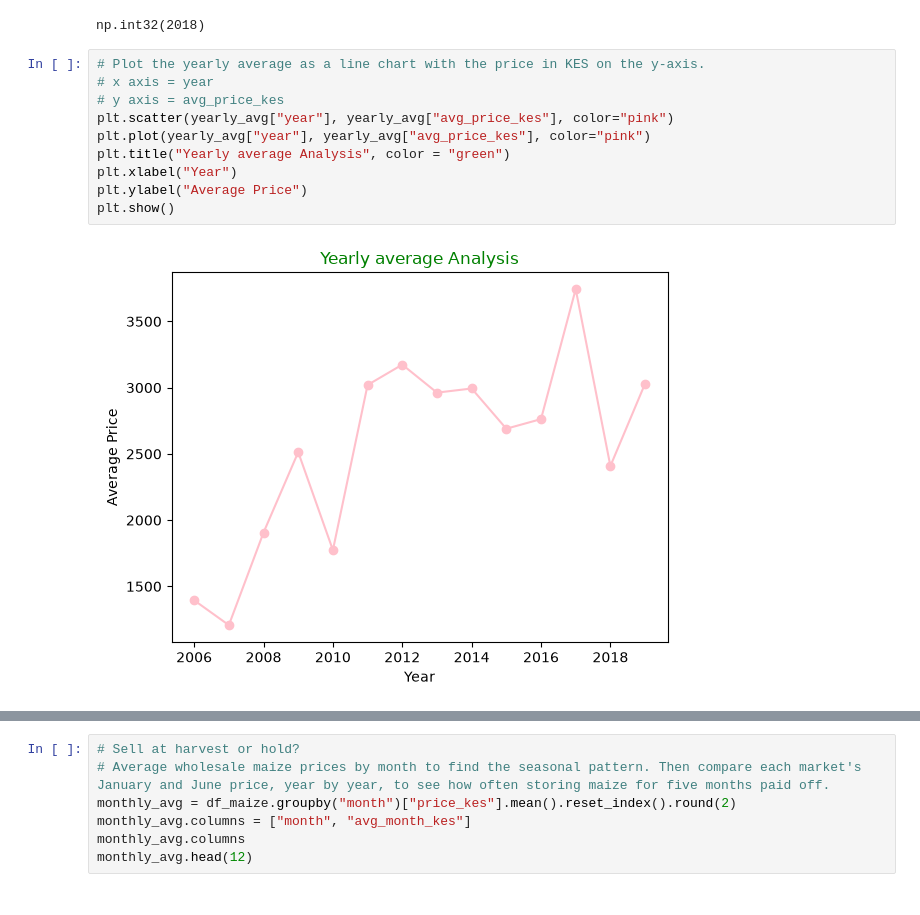
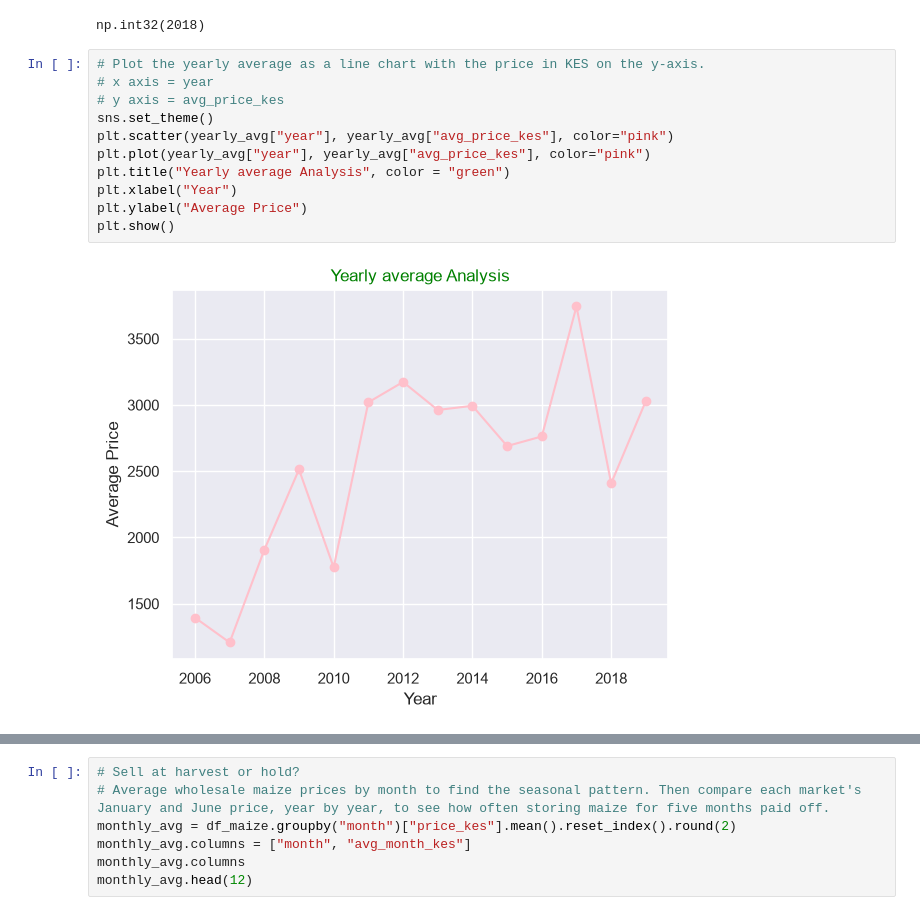
Before and after one commit to pinkleather221/Kenya_Market_Prices, a Jupyter notebook: analysis.ipynb, the cells around one changed output, grey strips where cells are left out. Cells and saved outputs as stored; diff of their text form.

```diff
--- a/analysis.ipynb
+++ b/analysis.ipynb
@@ -301,13 +302,14 @@ np.int32(2018)
 # %%
 # Plot the yearly average as a line chart with the price in KES on the y-axis.
 # x axis = year
 # y axis = avg_price_kes
+sns.set_theme()
 plt.scatter(yearly_avg["year"], yearly_avg["avg_price_kes"], color="pink")
 plt.plot(yearly_avg["year"], yearly_avg["avg_price_kes"], color="pink")
 plt.title("Yearly average Analysis", color = "green")
 plt.xlabel("Year")
 plt.ylabel("Average Price")
 plt.show()
 # %% [output]
-[figure, old version]
+[figure, new version]
 # %%
```
Also changed, not shown: parts of 2 cells of this notebook, 2 other files.
